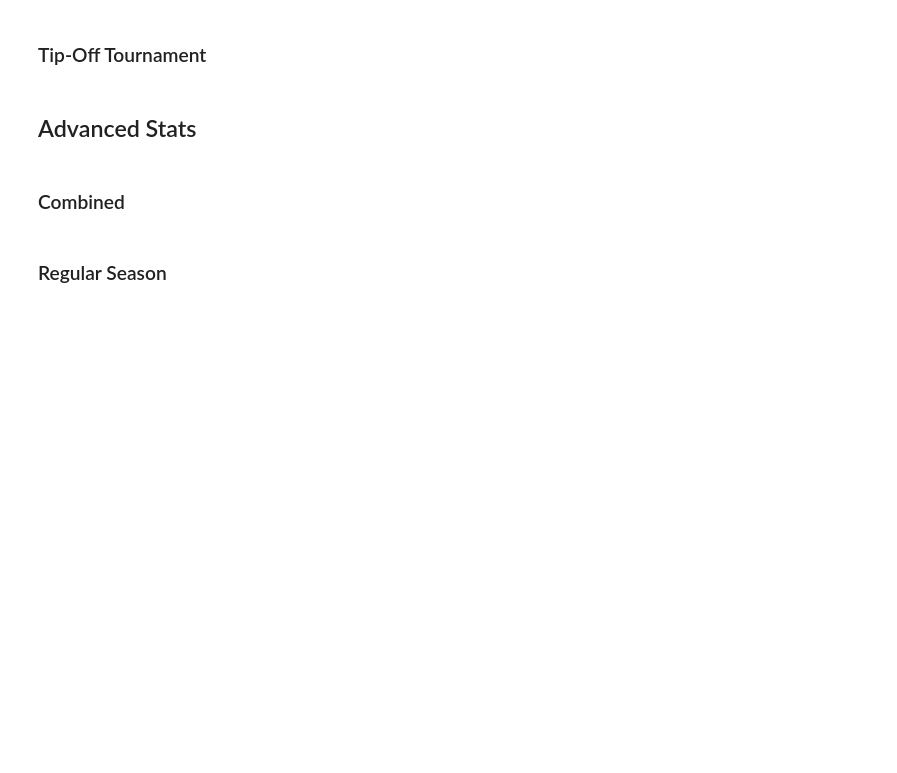
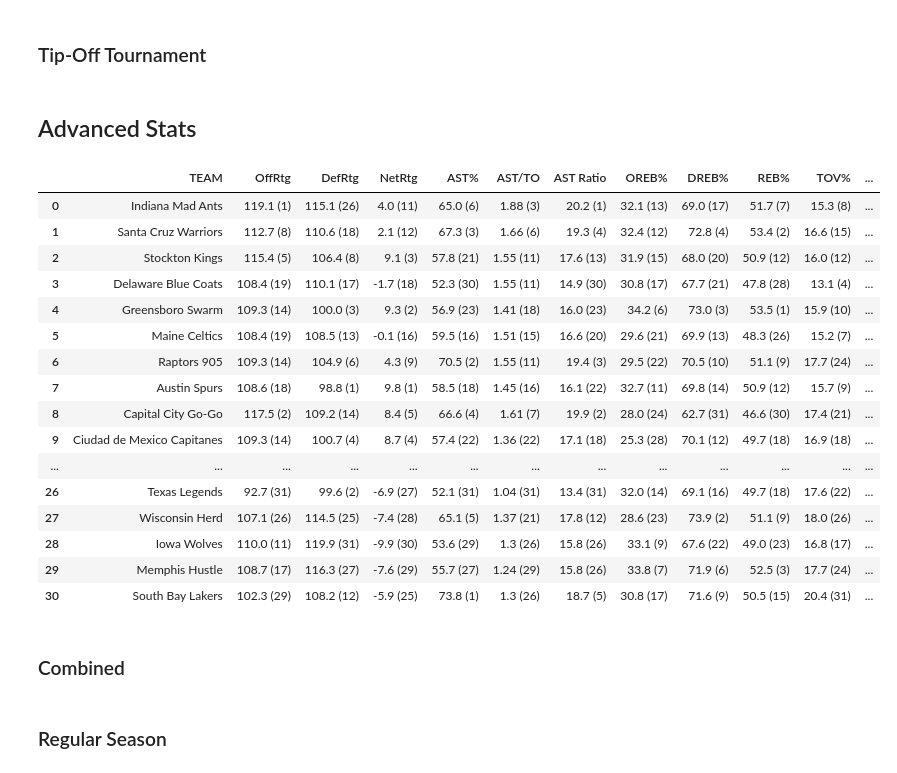
Before and after one commit to FHaddad99/Raptors_905, a Jupyter notebook: Raptors 905 Stats.ipynb, the cells around one changed output. Drawn from its saved outputs; the diff is of its cells as text; code cells hidden in the pictures; blank space fills up the shorter version.

```diff
--- a/Raptors 905 Stats.ipynb
+++ b/Raptors 905 Stats.ipynb
@@ -180,7 +1096,7 @@ team_stats = team_stats.drop(columns=[col for col in columns_to_drop if col in t
 numeric_cols = team_stats.select_dtypes(include=['number']).columns
 
 # Calculate ranks and append ranks to numeric columns for display
-invert_cols = ['BLKA', 'PF']  # PF will be descending, all others ascending
+invert_cols = ['TOV', 'BLKA', 'PF']  # PF will be descending, all others ascending
 df_with_ranks = team_stats.copy()
 ranks_data = {}
 
@@ -283,7 +1199,7 @@ team_stats = team_stats.drop(columns=[col for col in columns_to_drop if col in t
 numeric_cols = team_stats.select_dtypes(include=['number']).columns
 
 # Calculate ranks and append ranks to numeric columns for display
-invert_cols = ['BLKA', 'PF']  # PF will be descending, all others ascending
+invert_cols = ['TOV', 'BLKA', 'PF']  # PF will be descending, all others ascending
 df_with_ranks = team_stats.copy()
 ranks_data = {}
 
@@ -987,7 +1909,7 @@ options.add_argument('--start-maximized')
 driver = webdriver.Chrome(service=service, options=options)
 
 # URL of the webpage to scrape
-url = "https://stats.gleague.nba.com/teams/advanced/?sort=W&dir=-1"
+url = "https://stats.gleague.nba.com/teams/advanced/?sort=W&dir=-1&Season=2024-25&SeasonType=Regular%20Season"
 
 # Load the webpage
 driver.get(url)
@@ -1034,33 +1956,51 @@ for col in numeric_cols:
         ranks = team_stats[col].rank(ascending=False, method='min').astype(int)  # Higher is better for regular columns
     df_with_ranks[col] = team_stats[col].astype(str) + ' (' + ranks.astype(str) + ')'
     ranks_data[col] = ranks  # Store ranks for color mapping
 
 # Define luminance function for text color adjustment
 def luminance(color):
     rgb = mcolors.hex2color(color)
     return 0.2126 * rgb[0] + 0.7152 * rgb[1] + 0.0722 * rgb[2]
 
 # Adjusted color_cells function to use ranks for color scaling
 def color_cells(row):
     colors = []
     for col in numeric_cols:
         rank = ranks_data[col].loc[row.name]
         max_rank = ranks_data[col].max()
         min_rank = ranks_data[col].min()
         # Normalize rank to 0-1 scale for color mapping
         norm = (rank - min_rank) / (max_rank - min_rank) if max_rank != min_rank else 0.5
         # Map normalized rank to color
         color = mcolors.to_hex(plt.cm.RdYlGn(1 - norm))  # Invert to make 1 (best) green
         # Adjust text color for readability
         text_color = 'white' if luminance(color) < 0.5 else 'black'
         colors.append(f"background-color: {color}; color: {text_color};")
     return colors
 
 # Apply the coloring logic to the DataFrame with ranks
 styled_df = df_with_ranks.style.apply(color_cells, subset=numeric_cols, axis=1).format(precision=3)
 
 # Display the styled DataFrame
 styled_df
+# %% [output]
+|  | TEAM | OffRtg | DefRtg | NetRtg | AST% | AST/TO | AST Ratio | OREB% | DREB% | REB% | TOV% | ... |
+| 0 | Indiana Mad Ants | 119.1 (1) | 115.1 (26) | 4.0 (11) | 65.0 (6) | 1.88 (3) | 20.2 (1) | 32.1 (13) | 69.0 (17) | 51.7 (7) | 15.3 (8) | ... |
+| 1 | Santa Cruz Warriors | 112.7 (8) | 110.6 (18) | 2.1 (12) | 67.3 (3) | 1.66 (6) | 19.3 (4) | 32.4 (12) | 72.8 (4) | 53.4 (2) | 16.6 (15) | ... |
+| 2 | Stockton Kings | 115.4 (5) | 106.4 (8) | 9.1 (3) | 57.8 (21) | 1.55 (11) | 17.6 (13) | 31.9 (15) | 68.0 (20) | 50.9 (12) | 16.0 (12) | ... |
+| 3 | Delaware Blue Coats | 108.4 (19) | 110.1 (17) | -1.7 (18) | 52.3 (30) | 1.55 (11) | 14.9 (30) | 30.8 (17) | 67.7 (21) | 47.8 (28) | 13.1 (4) | ... |
+| 4 | Greensboro Swarm | 109.3 (14) | 100.0 (3) | 9.3 (2) | 56.9 (23) | 1.41 (18) | 16.0 (23) | 34.2 (6) | 73.0 (3) | 53.5 (1) | 15.9 (10) | ... |
+| 5 | Maine Celtics | 108.4 (19) | 108.5 (13) | -0.1 (16) | 59.5 (16) | 1.51 (15) | 16.6 (20) | 29.6 (21) | 69.9 (13) | 48.3 (26) | 15.2 (7) | ... |
+| 6 | Raptors 905 | 109.3 (14) | 104.9 (6) | 4.3 (9) | 70.5 (2) | 1.55 (11) | 19.4 (3) | 29.5 (22) | 70.5 (10) | 51.1 (9) | 17.7 (24) | ... |
+| 7 | Austin Spurs | 108.6 (18) | 98.8 (1) | 9.8 (1) | 58.5 (18) | 1.45 (16) | 16.1 (22) | 32.7 (11) | 69.8 (14) | 50.9 (12) | 15.7 (9) | ... |
+| 8 | Capital City Go-Go | 117.5 (2) | 109.2 (14) | 8.4 (5) | 66.6 (4) | 1.61 (7) | 19.9 (2) | 28.0 (24) | 62.7 (31) | 46.6 (30) | 17.4 (21) | ... |
+| 9 | Ciudad de Mexico Capitanes | 109.3 (14) | 100.7 (4) | 8.7 (4) | 57.4 (22) | 1.36 (22) | 17.1 (18) | 25.3 (28) | 70.1 (12) | 49.7 (18) | 16.9 (18) | ... |
+| ... | ... | ... | ... | ... | ... | ... | ... | ... | ... | ... | ... | ... |
+| 26 | Texas Legends | 92.7 (31) | 99.6 (2) | -6.9 (27) | 52.1 (31) | 1.04 (31) | 13.4 (31) | 32.0 (14) | 69.1 (16) | 49.7 (18) | 17.6 (22) | ... |
+| 27 | Wisconsin Herd | 107.1 (26) | 114.5 (25) | -7.4 (28) | 65.1 (5) | 1.37 (21) | 17.8 (12) | 28.6 (23) | 73.9 (2) | 51.1 (9) | 18.0 (26) | ... |
+| 28 | Iowa Wolves | 110.0 (11) | 119.9 (31) | -9.9 (30) | 53.6 (29) | 1.3 (26) | 15.8 (26) | 33.1 (9) | 67.6 (22) | 49.0 (23) | 16.8 (17) | ... |
+| 29 | Memphis Hustle | 108.7 (17) | 116.3 (27) | -7.6 (29) | 55.7 (27) | 1.24 (29) | 15.8 (26) | 33.8 (7) | 71.9 (6) | 52.5 (3) | 17.7 (24) | ... |
+| 30 | South Bay Lakers | 102.3 (29) | 108.2 (12) | -5.9 (25) | 73.8 (1) | 1.3 (26) | 18.7 (5) | 30.8 (17) | 71.6 (9) | 50.5 (15) | 20.4 (31) | ... |
 # %% [markdown]
 ### Combined
 # %%
```
Also changed, not shown: parts of 10 cells of this notebook.
